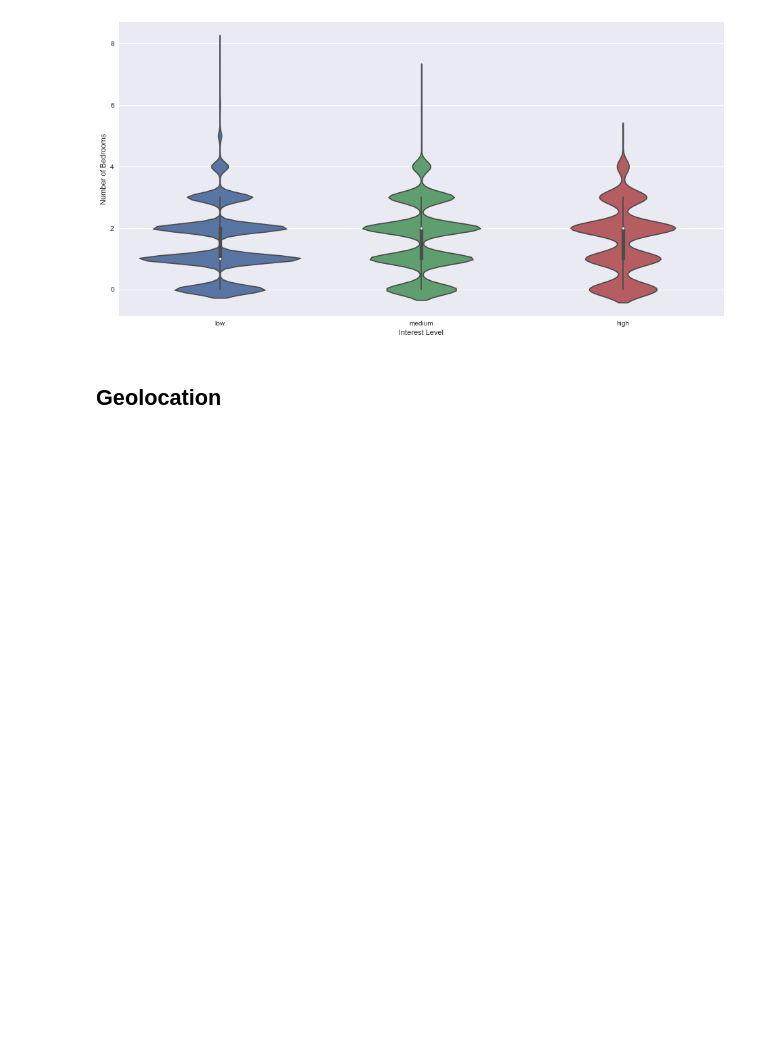
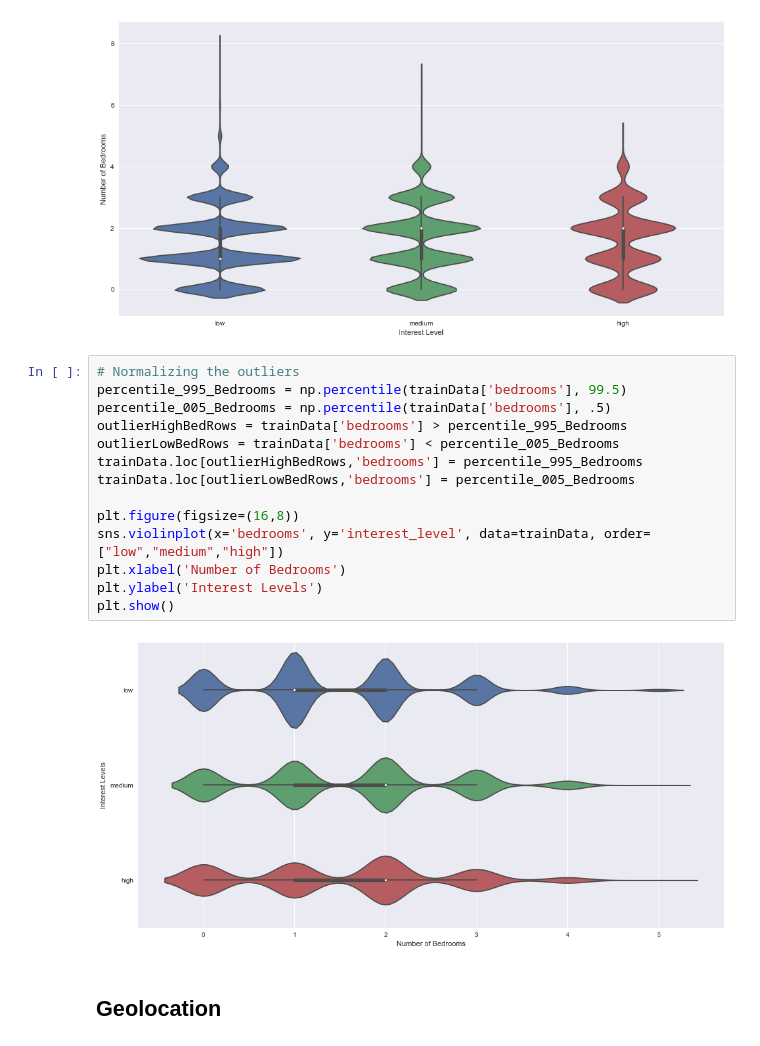
Before and after one commit to Justinon/Math-189-Case-Studies, a Jupyter notebook: Final (Kaggle)/RentalListings.ipynb, the cells around one changed output. Saved outputs shown, nothing was run; the diff lists cells and outputs as text; blank space fills up the shorter version.

```diff
--- a/Final (Kaggle)/RentalListings.ipynb
+++ b/Final (Kaggle)/RentalListings.ipynb
@@ -99,6 +107,22 @@ plt.ylabel('Number of Bedrooms')
 plt.show()
 # %% [output]
 [figure]
+# %%
+# Normalizing the outliers
+percentile_995_Bedrooms = np.percentile(trainData['bedrooms'], 99.5)
+percentile_005_Bedrooms = np.percentile(trainData['bedrooms'], .5)
+outlierHighBedRows = trainData['bedrooms'] > percentile_995_Bedrooms
+outlierLowBedRows = trainData['bedrooms'] < percentile_005_Bedrooms
+trainData.loc[outlierHighBedRows,'bedrooms'] = percentile_995_Bedrooms
+trainData.loc[outlierLowBedRows,'bedrooms'] = percentile_005_Bedrooms
+
+plt.figure(figsize=(16,8))
+sns.violinplot(x='bedrooms', y='interest_level', data=trainData, order=["low","medium","high"])
+plt.xlabel('Number of Bedrooms')
+plt.ylabel('Interest Levels')
+plt.show()
+# %% [output]
+[figure, added]
 # %% [markdown]
 ## Geolocation
 # %% [markdown]
```
Also changed, not shown: parts of 9 cells of this notebook.
